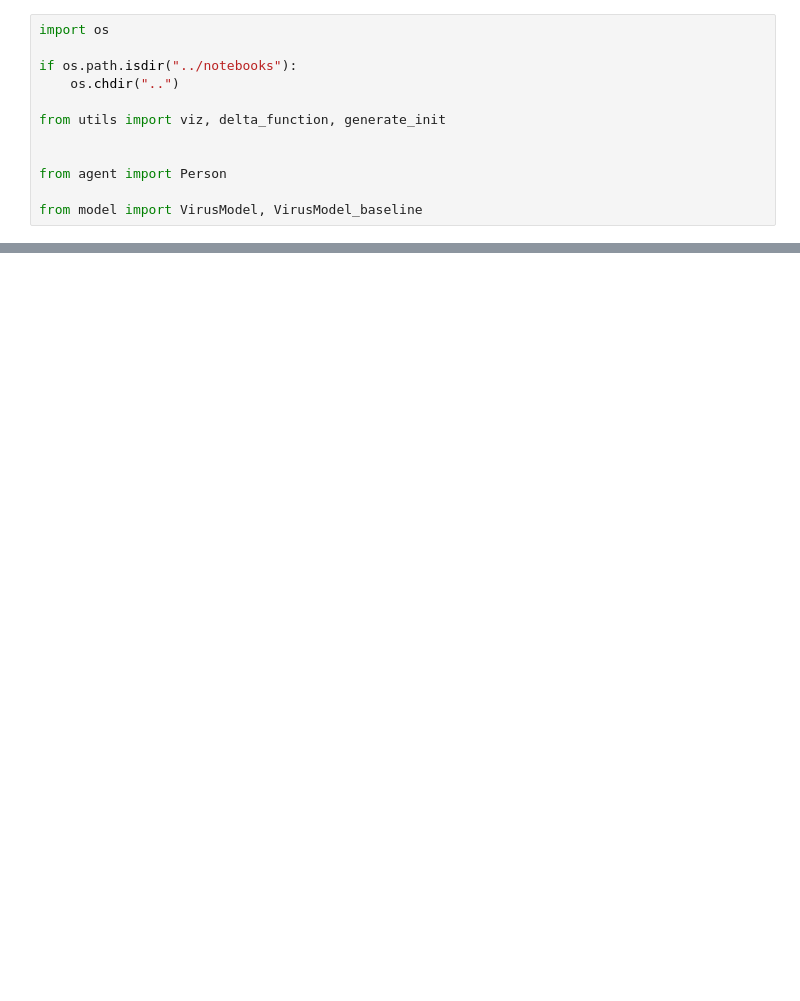
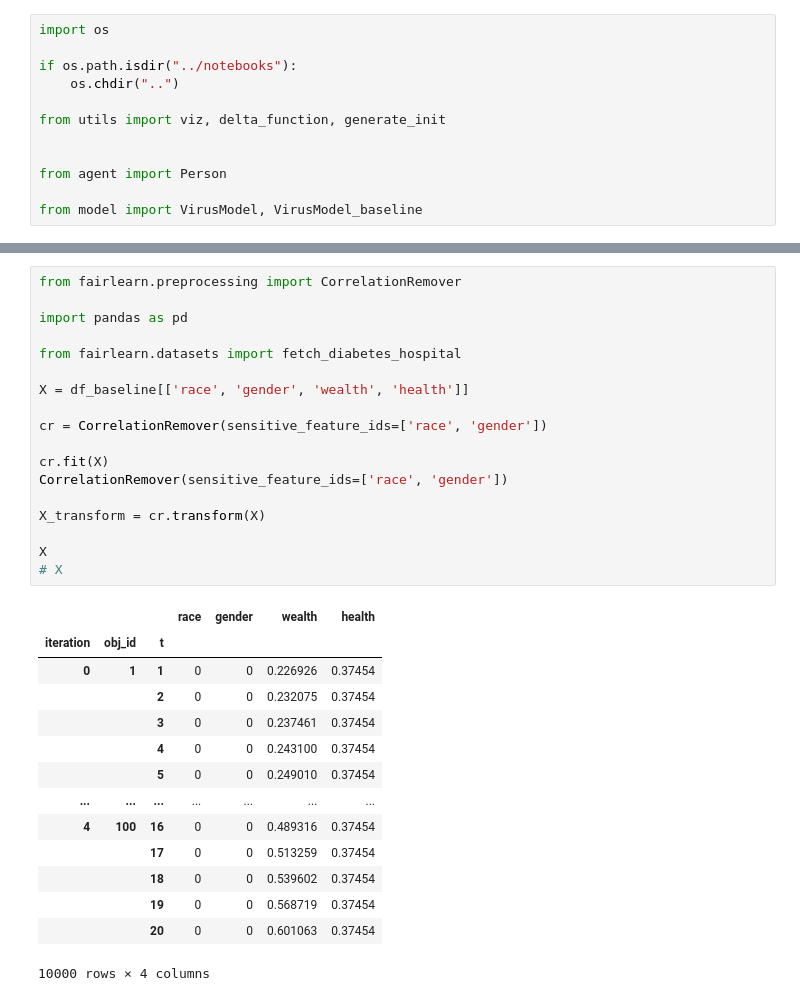
Before and after one commit to Le-Ty/abm_dm_impact, a Jupyter notebook: basic/notebooks/metrics.ipynb, the cells around one changed output, grey strips where cells are left out. Drawn from its saved outputs; the diff is of its cells as text; blank space fills up the shorter version.

```diff
--- a/basic/notebooks/metrics.ipynb
+++ b/basic/notebooks/metrics.ipynb
@@ -34,0 +240,33 @@ demographic_parity_difference( y_true=y_true, y_pred=y_true, sensitive_features=
+# %%
+from fairlearn.preprocessing import CorrelationRemover
+
+import pandas as pd
+
+from fairlearn.datasets import fetch_diabetes_hospital
+
+X = df_baseline[['race', 'gender', 'wealth', 'health']]
+
+cr = CorrelationRemover(sensitive_feature_ids=['race', 'gender'])
+
+cr.fit(X)
+CorrelationRemover(sensitive_feature_ids=['race', 'gender'])
+
+X_transform = cr.transform(X)
+
+X
+# X
+# %% [output]
+|  |  |  | race | gender | wealth | health |
+| iteration | obj_id | t |  |  |  |  |
+| 0 | 1 | 1 | 0 | 0 | 0.226926 | 0.37454 |
+|  |  | 2 | 0 | 0 | 0.232075 | 0.37454 |
+|  |  | 3 | 0 | 0 | 0.237461 | 0.37454 |
+|  |  | 4 | 0 | 0 | 0.243100 | 0.37454 |
+|  |  | 5 | 0 | 0 | 0.249010 | 0.37454 |
+| ... | ... | ... | ... | ... | ... | ... |
+| 4 | 100 | 16 | 0 | 0 | 0.489316 | 0.37454 |
+|  |  | 17 | 0 | 0 | 0.513259 | 0.37454 |
+|  |  | 18 | 0 | 0 | 0.539602 | 0.37454 |
+|  |  | 19 | 0 | 0 | 0.568719 | 0.37454 |
+|  |  | 20 | 0 | 0 | 0.601063 | 0.37454 |
+10000 rows × 4 columns
```
Also changed, not shown: parts of 16 cells of this notebook, 5 other files.
